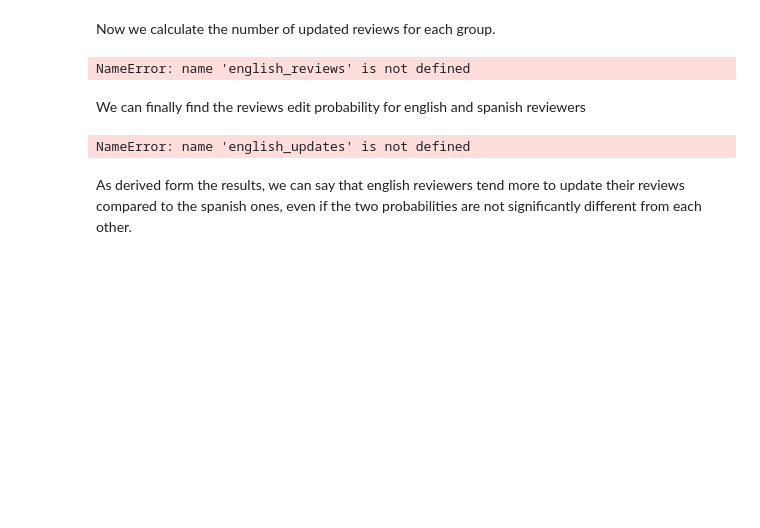
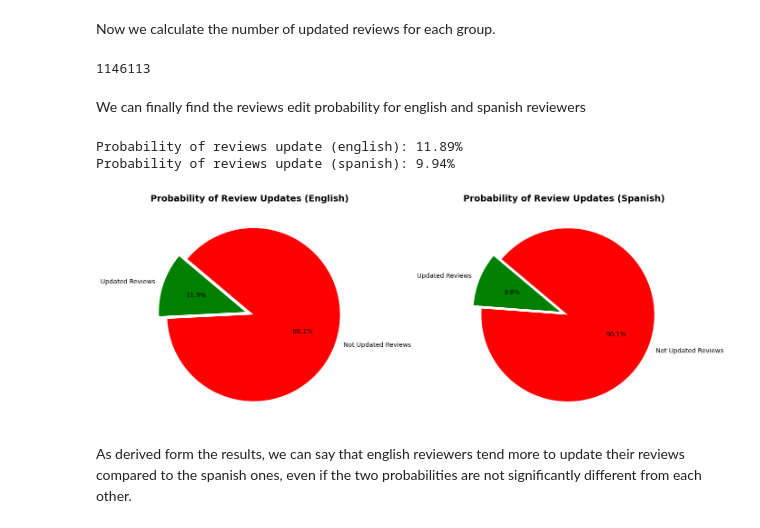
Before and after one commit to zimmy11/ADM-HW2, a Jupyter notebook: main.ipynb, the cells around one changed output. Cells and saved outputs as stored; diff of their text form; code cells hidden in the pictures; blank space fills up the shorter version.

```diff
--- a/main.ipynb
+++ b/main.ipynb
@@ -944,6 +930,8 @@ The application that received the most reviews from the top 10 reviewers is Holl
 
 For this analysis we need to extrapolate from the complete dataset the english and spanish reviews and calculate their length.
 # %%
+df['timestamp_updated']=pd.to_datetime(df['timestamp_updated'], unit='s')
+
 english_reviews = df[df['language'] == 'english']
 spanish_reviews = df[df['language'] == 'spanish']
 english_total = len(english_reviews)
@@ -954,20 +947,57 @@ NameError: name 'df' is not defined
 Now we calculate the number of updated reviews for each group.
 # %%
 
-english_updates = (english_reviews['timestamp_updated'] != english_reviews['timestamp_created']).sum()
-spanish_updates = (spanish_reviews['timestamp_updated'] != spanish_reviews['timestamp_created']).sum()
+english_updates = english_reviews[english_reviews['timestamp_updated'] != english_reviews['timestamp_created']]
+spanish_updates = spanish_reviews[spanish_reviews['timestamp_updated'] != spanish_reviews['timestamp_created']]
-# %% [output]
-NameError: name 'english_reviews' is not defined
+# %%
+print(len(english_updates))
+# %% [output]
+1146113
 # %% [markdown]
 We can finally find the reviews edit probability for english and spanish reviewers
-# %%
-
-english_update_rate = english_updates / english_total
-spanish_update_rate = spanish_updates / spanish_total
-print(f"Probability of reviews update (english): {english_update_rate:.2%}")
-print(f"Probability of reviews update (spanish): {spanish_update_rate:.2%}")
-# %% [output]
-NameError: name 'english_updates' is not defined
+# %%
+
+english_update_rate = len(english_updates) / english_total
+spanish_update_rate = len(spanish_updates) / spanish_total
+print(f"Probability of reviews update (english): {english_update_rate:.2%}")
+print(f"Probability of reviews update (spanish): {spanish_update_rate:.2%}")
+
+# We create a pie chart on the rate reviews update per Spanish and English Reviewers
+labels = ['Updated Reviews', 'Not Updated Reviews']
+english_sizes = [english_update_rate, 1 - english_update_rate]
+spanish_sizes = [spanish_update_rate, 1 - spanish_update_rate]
+
+
+colors = ['green', 'red']
+
+fig, axes = plt.subplots(1, 2, figsize=(14, 7))
+
+axes[0].pie(
+    english_sizes,
+    labels=labels,
+    colors=colors,
+    autopct='%1.1f%%',
+    startangle=140,
+    explode=(0.05, 0.05)
+)
+axes[0].set_title('Probability of Review Updates (English)', fontsize=14, fontweight='bold')
+
+axes[1].pie(
+    spanish_sizes,
+    labels=labels,
+    colors=colors,
+    autopct='%1.1f%%',
+    startangle=140,
+    explode=(0.05, 0.05)
+)
+axes[1].set_title('Probability of Review Updates (Spanish)', fontsize=14, fontweight='bold')
+
+plt.tight_layout()
+plt.show()
+# %% [output]
+Probability of reviews update (english): 11.89%
+Probability of reviews update (spanish): 9.94%
+[figure, added]
 # %% [markdown]
 As derived form the results, we can say that english reviewers tend more to update their reviews compared to the spanish ones, even if the two probabilities are not significantly different from each other.
 # %% [markdown]
```
Also changed, not shown: parts of 30 cells of this notebook, 2 other files.
